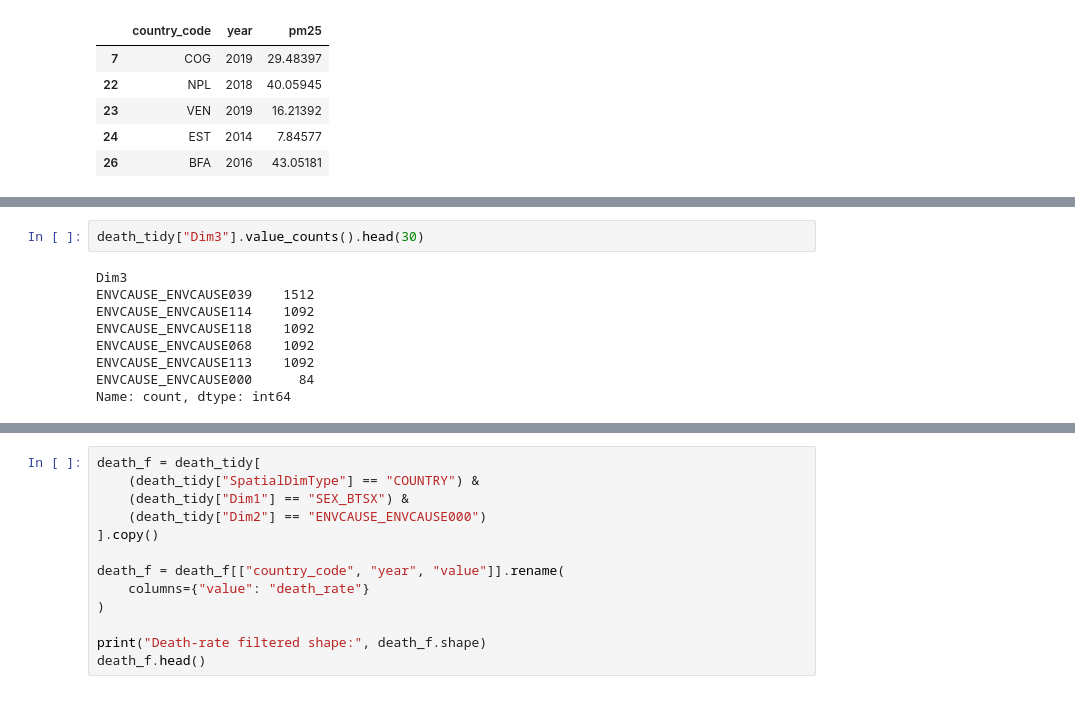
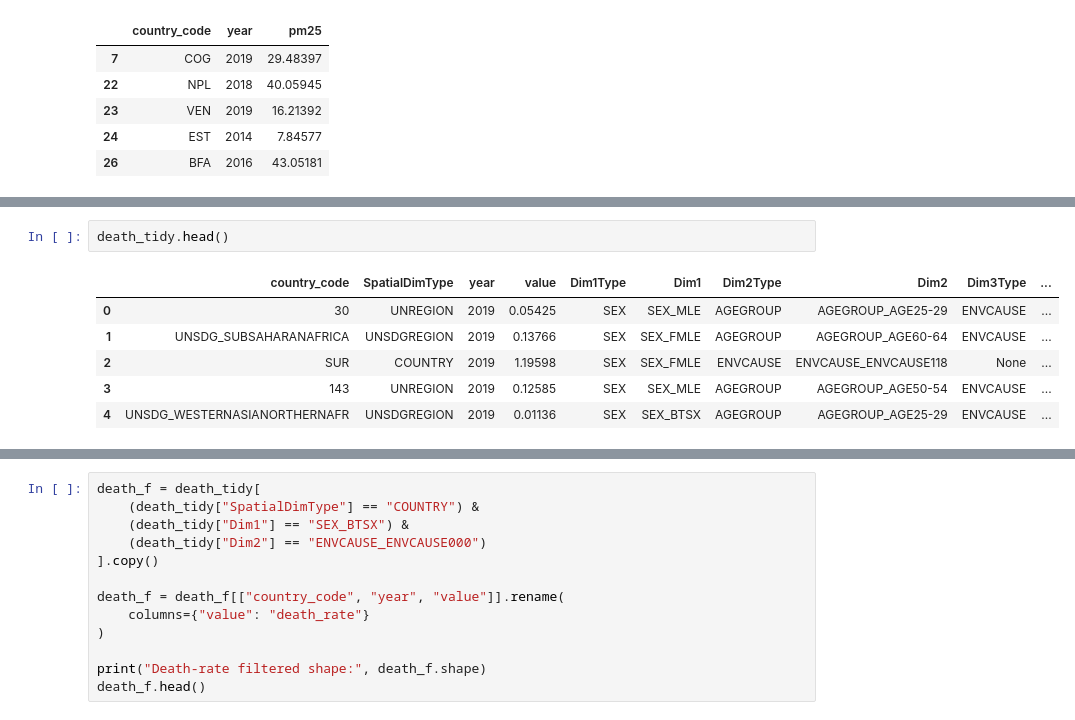
Before and after one commit to xahid007/Air-Pollution, a Jupyter notebook: Notebooks/01_data_collection.ipynb, the cells around one changed output, grey strips where cells are left out. Cells and saved outputs as stored; diff of their text form.

```diff
--- a/Notebooks/01_data_collection.ipynb
+++ b/Notebooks/01_data_collection.ipynb
@@ -239,11 +256,9 @@ memory usage: 723.4+ KB
-# %%
-death_tidy["Dim3"].value_counts().head(30)
-# %% [output]
-Dim3
-ENVCAUSE_ENVCAUSE039    1512
-ENVCAUSE_ENVCAUSE114    1092
-ENVCAUSE_ENVCAUSE118    1092
-ENVCAUSE_ENVCAUSE068    1092
-ENVCAUSE_ENVCAUSE113    1092
-ENVCAUSE_ENVCAUSE000      84
-Name: count, dtype: int64
+# %%
+death_tidy.head()
+# %% [output]
+|  | country_code | SpatialDimType | year | value | Dim1Type | Dim1 | Dim2Type | Dim2 | Dim3Type | ... |
+| 0 | 30 | UNREGION | 2019 | 0.05425 | SEX | SEX_MLE | AGEGROUP | AGEGROUP_AGE25-29 | ENVCAUSE | ... |
+| 1 | UNSDG_SUBSAHARANAFRICA | UNSDGREGION | 2019 | 0.13766 | SEX | SEX_FMLE | AGEGROUP | AGEGROUP_AGE60-64 | ENVCAUSE | ... |
+| 2 | SUR | COUNTRY | 2019 | 1.19598 | SEX | SEX_FMLE | ENVCAUSE | ENVCAUSE_ENVCAUSE118 | None | ... |
+| 3 | 143 | UNREGION | 2019 | 0.12585 | SEX | SEX_MLE | AGEGROUP | AGEGROUP_AGE50-54 | ENVCAUSE | ... |
+| 4 | UNSDG_WESTERNASIANORTHERNAFR | UNSDGREGION | 2019 | 0.01136 | SEX | SEX_BTSX | AGEGROUP | AGEGROUP_AGE25-29 | ENVCAUSE | ... |
```
Also changed, not shown: parts of 20 cells of this notebook, 4 other files.
